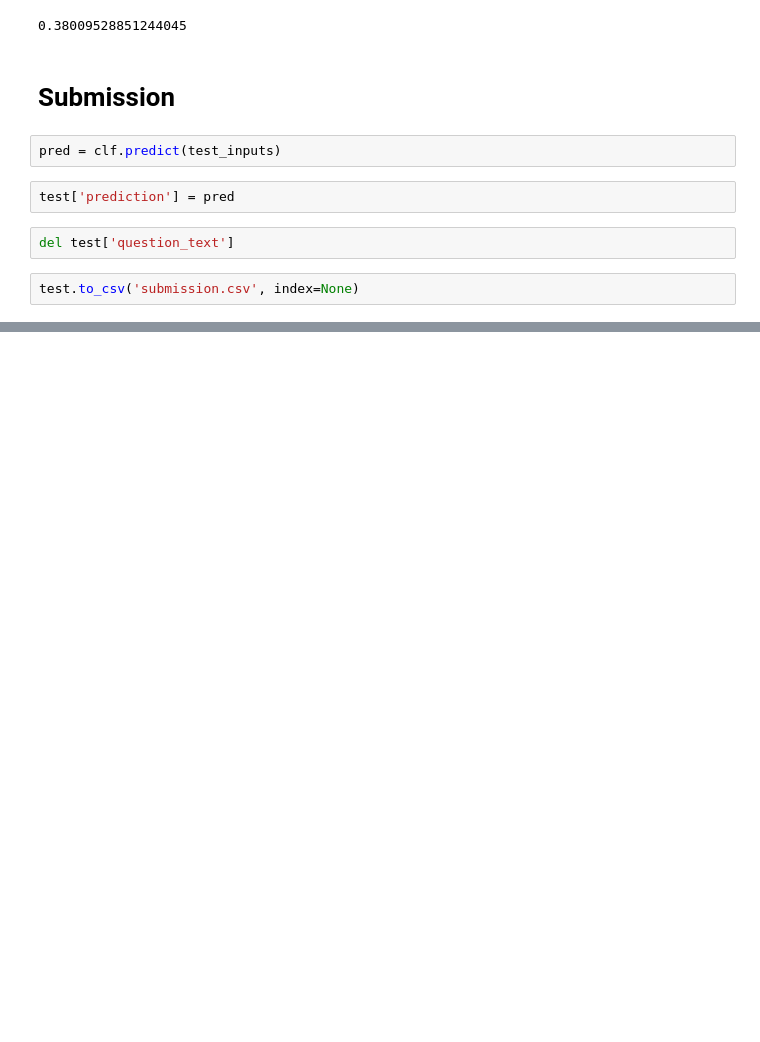
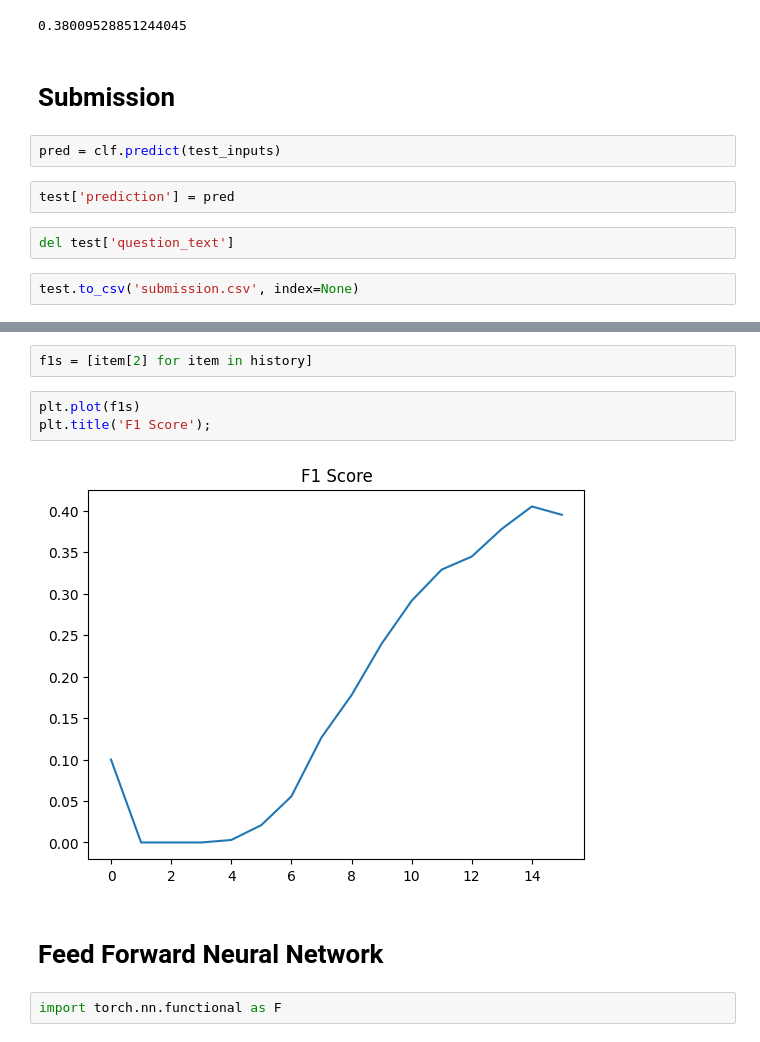
Before and after one commit to gshreya5/colab, a Jupyter notebook: NLP_quora_insincere_tagging.ipynb, the cells around one changed output, grey strips where cells are left out. Cells and saved outputs as stored; diff of their text form; blank space fills up the shorter version.

```diff
--- a/NLP_quora_insincere_tagging.ipynb
+++ b/NLP_quora_insincere_tagging.ipynb
@@ -192,0 +378,11 @@ test.to_csv('submission.csv', index=None)
+# %%
+f1s = [item[2] for item in history]
+# %%
+plt.plot(f1s)
+plt.title('F1 Score');
+# %% [output]
+[figure, added]
+# %% [markdown]
+# Feed Forward Neural Network
+# %%
+import torch.nn.functional as F
```
Also changed, not shown: parts of 51 cells of this notebook.
